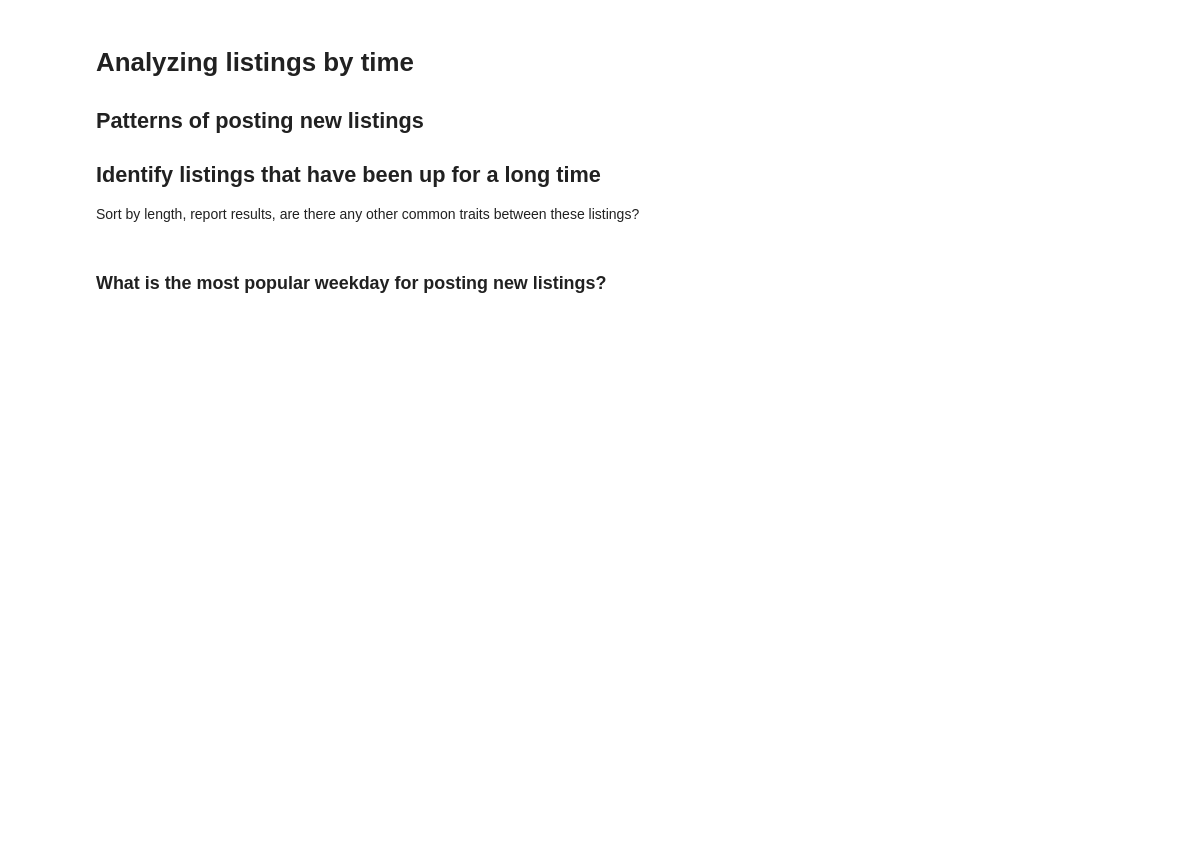
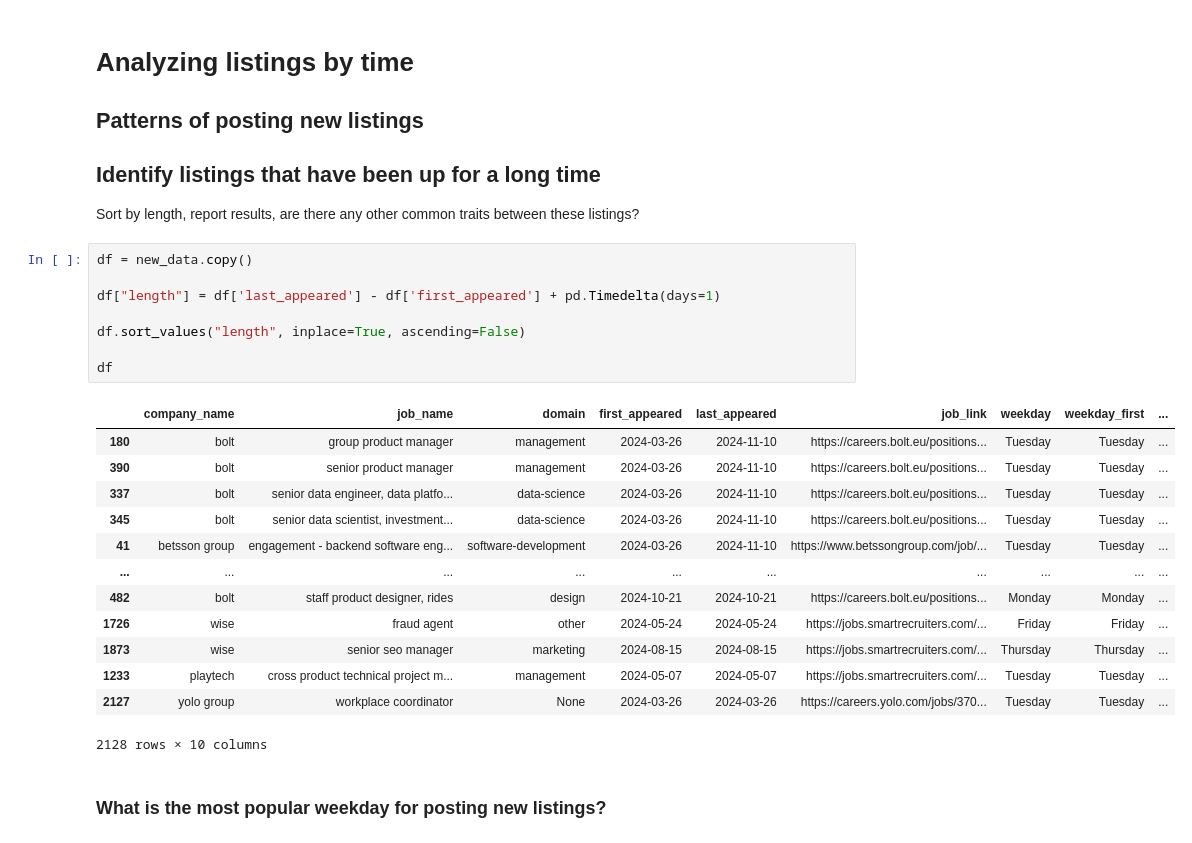
Before and after one commit to m2ger2020/listings, a Jupyter notebook: projekt.ipynb, the cells around one changed output. Cells and saved outputs as stored; diff of their text form; blank space fills up the shorter version.

```diff
--- a/projekt.ipynb
+++ b/projekt.ipynb
@@ -296,6 +293,28 @@ new_data[new_data["domain"].isna()]
 
 ## Identify listings that have been up for a long time
 Sort by length, report results, are there any other common traits between these listings?
+# %%
+df = new_data.copy()
+
+df["length"] = df['last_appeared'] - df['first_appeared'] + pd.Timedelta(days=1)
+
+df.sort_values("length", inplace=True, ascending=False)
+
+df
+# %% [output]
+|  | company_name | job_name | domain | first_appeared | last_appeared | job_link | weekday | weekday_first | ... |
+| 180 | bolt | group product manager | management | 2024-03-26 | 2024-11-10 | https://careers.bolt.eu/positions... | Tuesday | Tuesday | ... |
+| 390 | bolt | senior product manager | management | 2024-03-26 | 2024-11-10 | https://careers.bolt.eu/positions... | Tuesday | Tuesday | ... |
+| 337 | bolt | senior data engineer, data platfo... | data-science | 2024-03-26 | 2024-11-10 | https://careers.bolt.eu/positions... | Tuesday | Tuesday | ... |
+| 345 | bolt | senior data scientist, investment... | data-science | 2024-03-26 | 2024-11-10 | https://careers.bolt.eu/positions... | Tuesday | Tuesday | ... |
+| 41 | betsson group | engagement - backend software eng... | software-development | 2024-03-26 | 2024-11-10 | https://www.betssongroup.com/job/... | Tuesday | Tuesday | ... |
+| ... | ... | ... | ... | ... | ... | ... | ... | ... | ... |
+| 482 | bolt | staff product designer, rides | design | 2024-10-21 | 2024-10-21 | https://careers.bolt.eu/positions... | Monday | Monday | ... |
+| 1726 | wise | fraud agent | other | 2024-05-24 | 2024-05-24 | https://jobs.smartrecruiters.com/... | Friday | Friday | ... |
+| 1873 | wise | senior seo manager | marketing | 2024-08-15 | 2024-08-15 | https://jobs.smartrecruiters.com/... | Thursday | Thursday | ... |
+| 1233 | playtech | cross product technical project m... | management | 2024-05-07 | 2024-05-07 | https://jobs.smartrecruiters.com/... | Tuesday | Tuesday | ... |
+| 2127 | yolo group | workplace coordinator | None | 2024-03-26 | 2024-03-26 | https://careers.yolo.com/jobs/370... | Tuesday | Tuesday | ... |
+2128 rows × 10 columns
 # %% [markdown]
 ### What is the most popular weekday for posting new listings?
 # %%
```
Also changed, not shown: parts of 13 cells of this notebook.
